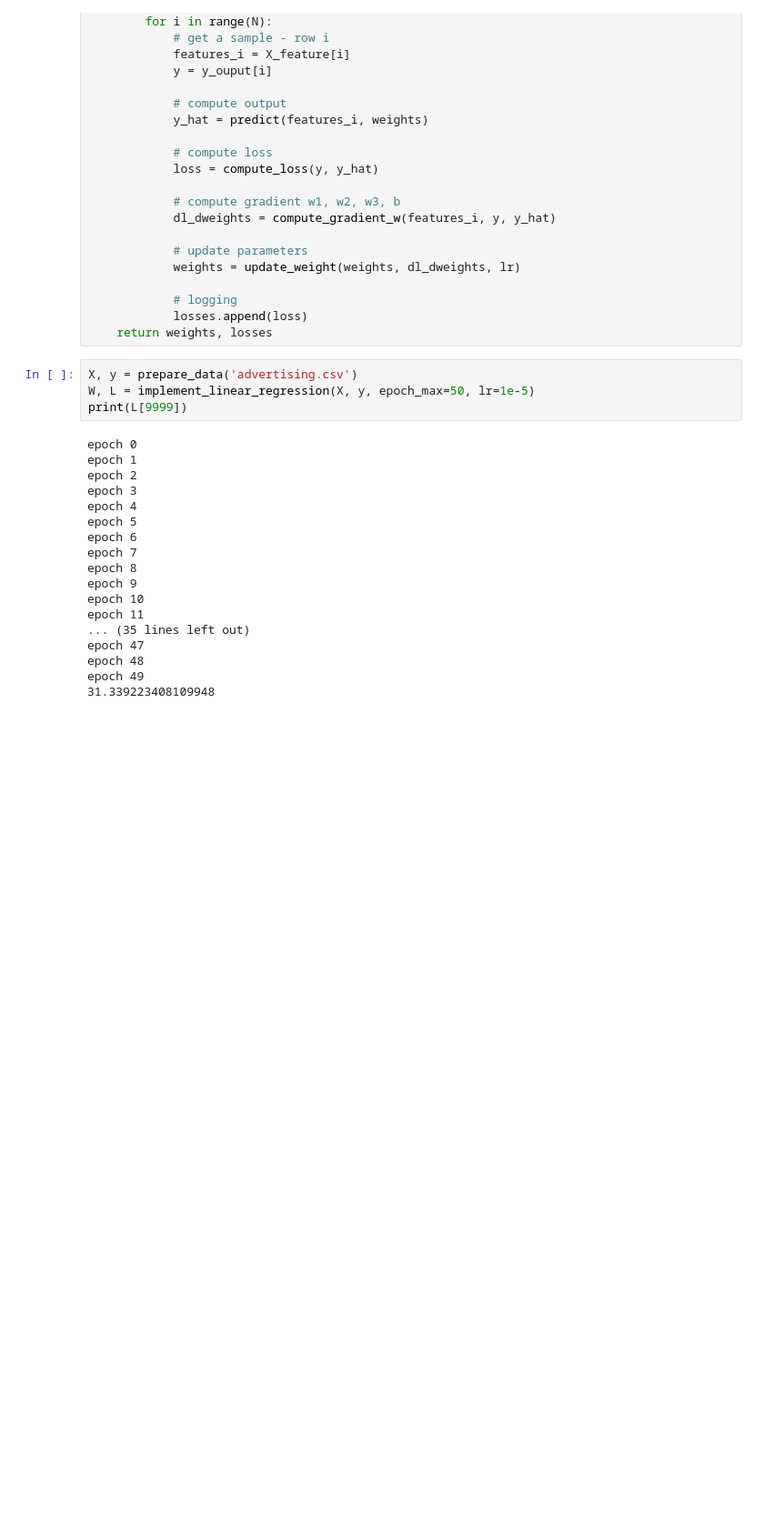
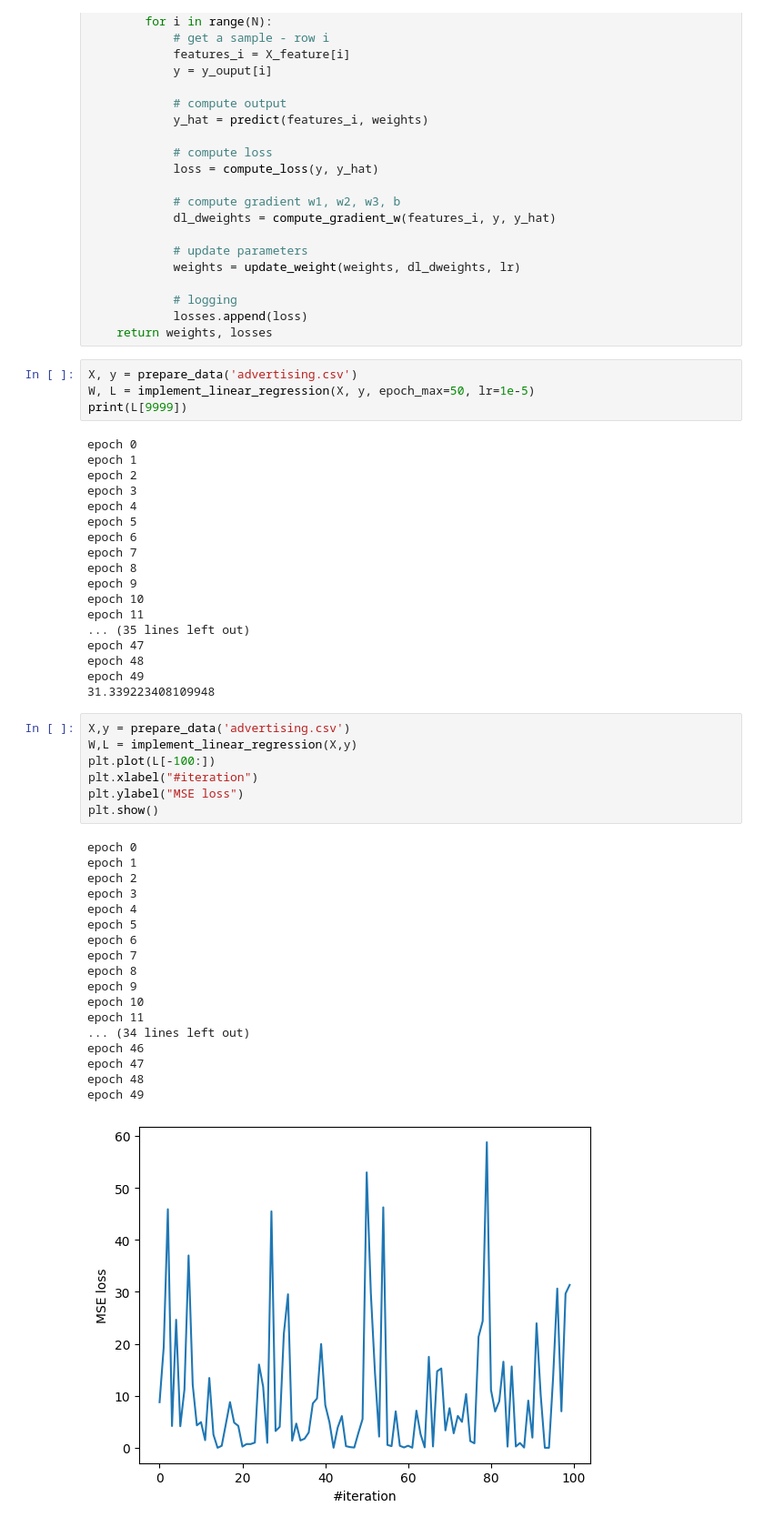
Before and after one commit to TueNguyenT/AIO-Exercise, a Jupyter notebook: Module_04/Week1/ExM4W1.ipynb, the cells around one changed output. Shown: that part at 91% size. Saved outputs shown, nothing was run; the diff lists cells and outputs as text; blank space fills up the shorter version.

```diff
--- a/Module_04/Week1/ExM4W1.ipynb
+++ b/Module_04/Week1/ExM4W1.ipynb
@@ -362,3 +362,29 @@ epoch 47
 epoch 48
 epoch 49
 31.339223408109948
+# %%
+X,y = prepare_data('advertising.csv')
+W,L = implement_linear_regression(X,y)
+plt.plot(L[-100:])
+plt.xlabel("#iteration")
+plt.ylabel("MSE loss")
+plt.show()
+# %% [output]
+epoch 0
+epoch 1
+epoch 2
+epoch 3
+epoch 4
+epoch 5
+epoch 6
+epoch 7
+epoch 8
+epoch 9
+epoch 10
+epoch 11
+... (34 lines left out)
+epoch 46
+epoch 47
+epoch 48
+epoch 49
+[figure, added]
```
Also changed, not shown: parts of 3 cells of this notebook.
